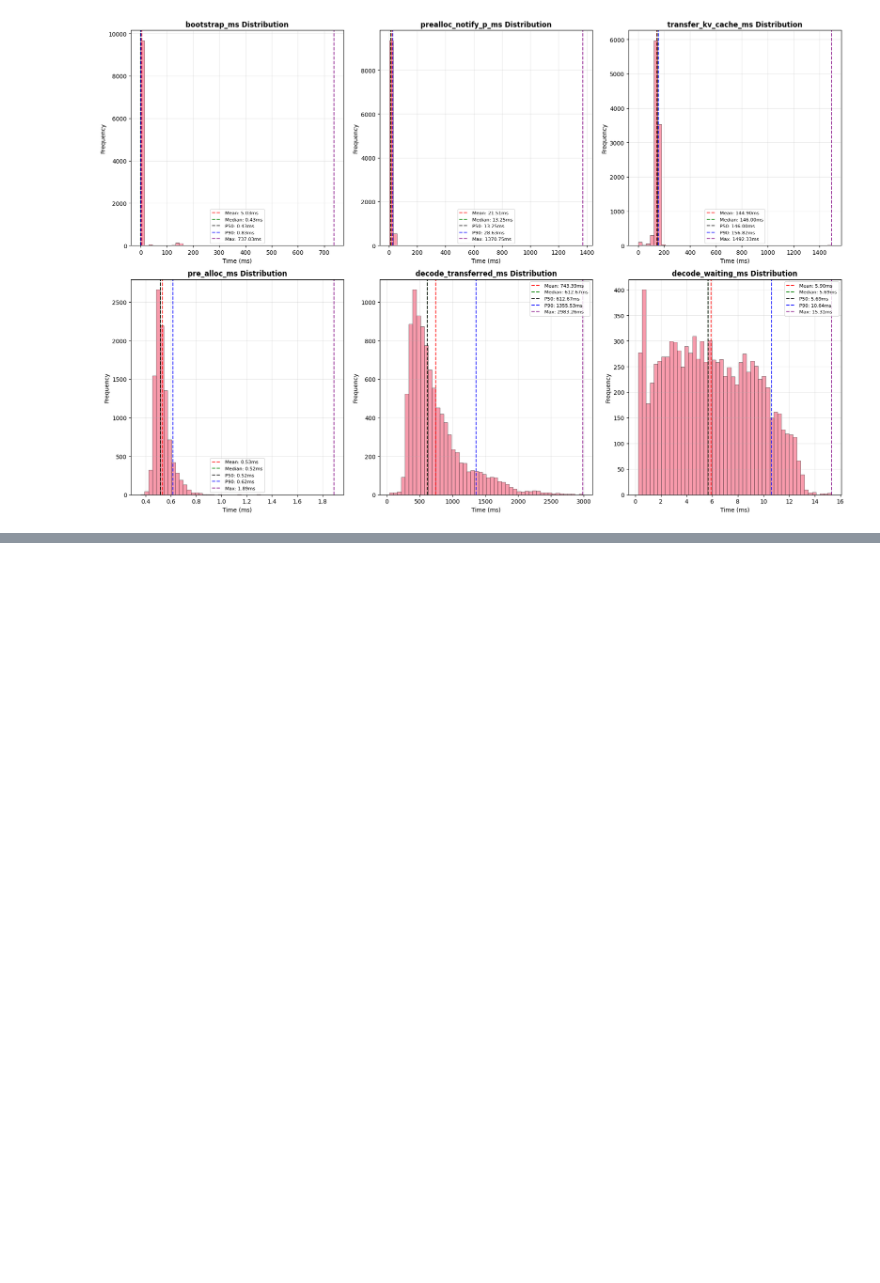
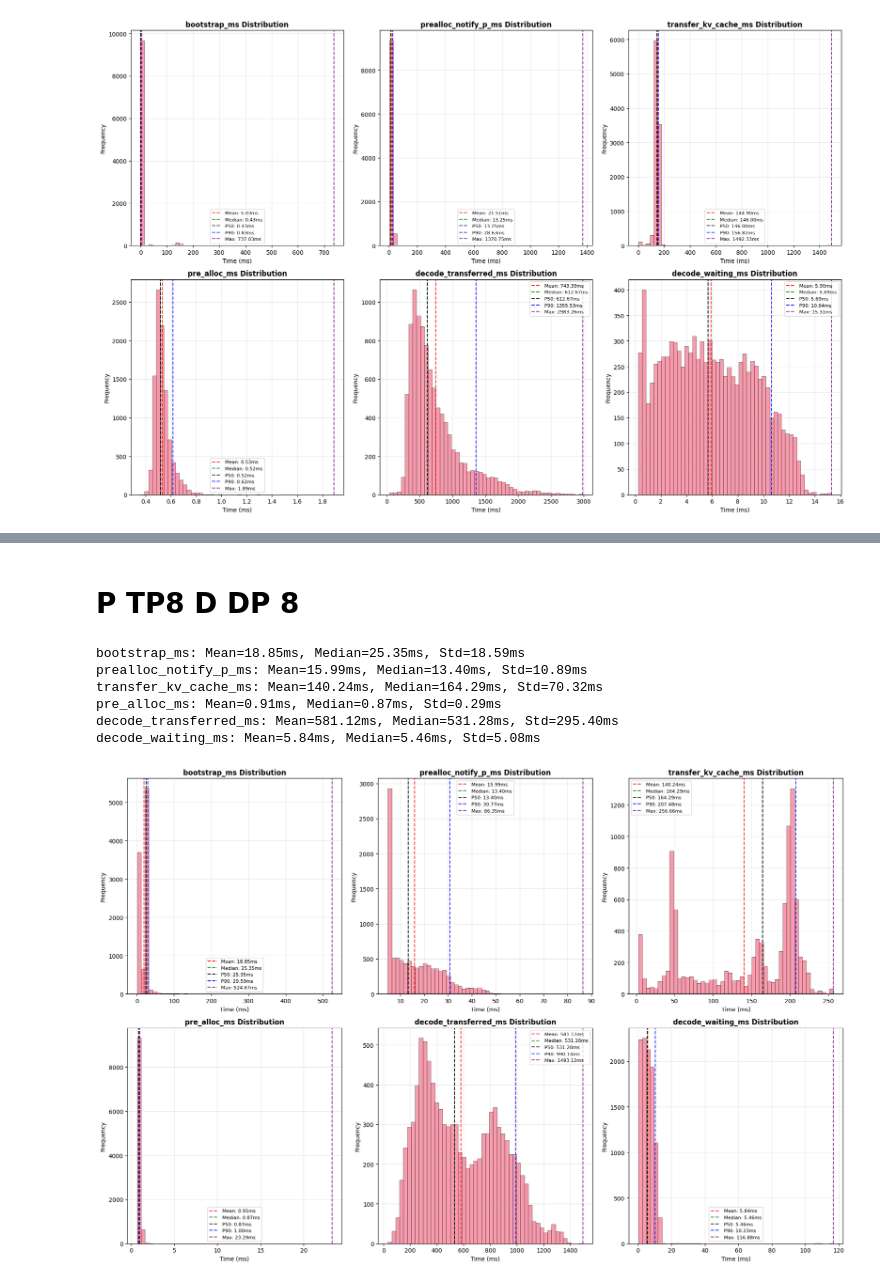
Before and after one commit to Kevin-XiongC/sglang, a Jupyter notebook: vis.ipynb, the cells around one changed output, grey strips where cells are left out. Drawn from its saved outputs; the diff is of its cells as text; code cells hidden in the pictures; blank space fills up the shorter version.

```diff
--- a/vis.ipynb
+++ b/vis.ipynb
@@ -171,7 +124,7 @@ plt.style.use('default')
 sns.set_palette("husl")
 
 # 要绘制的列
-columns_to_plot = summary_df.columns.tolist()
+columns_to_plot = summary_df.columns.tolist()[1:]
 
 # 创建子图
 fig, axes = plt.subplots(2, 3, figsize=(18, 12))
@@ -281,0 +168,49 @@ bootstrap_ms:
+# %% [markdown]
+# P TP8 D DP 8
+# %%
+# 设置绘图样式
+plt.style.use('default')
+sns.set_palette("husl")
+
+# 要绘制的列
+columns_to_plot = summary_df.columns.tolist()[1:]
+
+# 创建子图
+fig, axes = plt.subplots(2, 3, figsize=(18, 12))
+axes = axes.flatten()
+
+# 为每个列绘制直方图
+for i, col in enumerate(columns_to_plot):
+    if col in summary_df.columns:
+        # 过滤掉NaN值
+        data = summary_df[col].dropna()
+
+        # 绘制直方图
+        axes[i].hist(data, bins=50, alpha=0.7, edgecolor='black', linewidth=0.5)
+        axes[i].set_title(f'{col} Distribution', fontsize=12, fontweight='bold')
+        axes[i].set_xlabel('Time (ms)', fontsize=10)
+        axes[i].set_ylabel('Frequency', fontsize=10)
+        axes[i].grid(True, alpha=0.3)
+
+        # 添加统计信息
+        mean_val = data.mean()
+        median_val = data.median()
+        axes[i].axvline(mean_val, color='red', linestyle='--', alpha=0.8, label=f'Mean: {mean_val:.2f}ms')
+        axes[i].axvline(median_val, color='green', linestyle='--', alpha=0.8, label=f'Median: {median_val:.2f}ms')
+        axes[i].axvline(data.quantile(0.5), color='black', linestyle='--', alpha=0.8, label=f'P50: {data.quantile(0.5):.2f}ms')
+        axes[i].axvline(data.quantile(0.9), color='blue', linestyle='--', alpha=0.8, label=f'P90: {data.quantile(0.9):.2f}ms')
+        axes[i].axvline(data.max(), color='purple', linestyle='--', alpha=0.8, label=f'Max: {data.max():.2f}ms')
+        axes[i].legend(fontsize=8)
+
+        print(f"{col}: Mean={mean_val:.2f}ms, Median={median_val:.2f}ms, Std={data.std():.2f}ms")
+
+plt.tight_layout()
+plt.show()
+# %% [output]
+bootstrap_ms: Mean=18.85ms, Median=25.35ms, Std=18.59ms
+prealloc_notify_p_ms: Mean=15.99ms, Median=13.40ms, Std=10.89ms
+transfer_kv_cache_ms: Mean=140.24ms, Median=164.29ms, Std=70.32ms
+pre_alloc_ms: Mean=0.91ms, Median=0.87ms, Std=0.29ms
+decode_transferred_ms: Mean=581.12ms, Median=531.28ms, Std=295.40ms
+decode_waiting_ms: Mean=5.84ms, Median=5.46ms, Std=5.08ms
+[figure, added]
```
Also changed, not shown: parts of 13 cells of this notebook.
